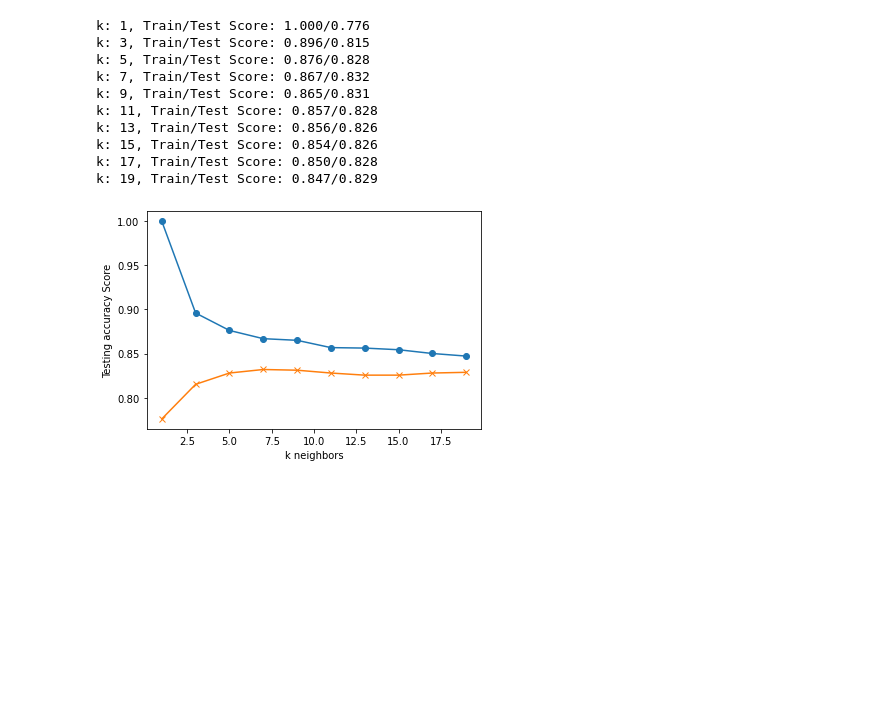
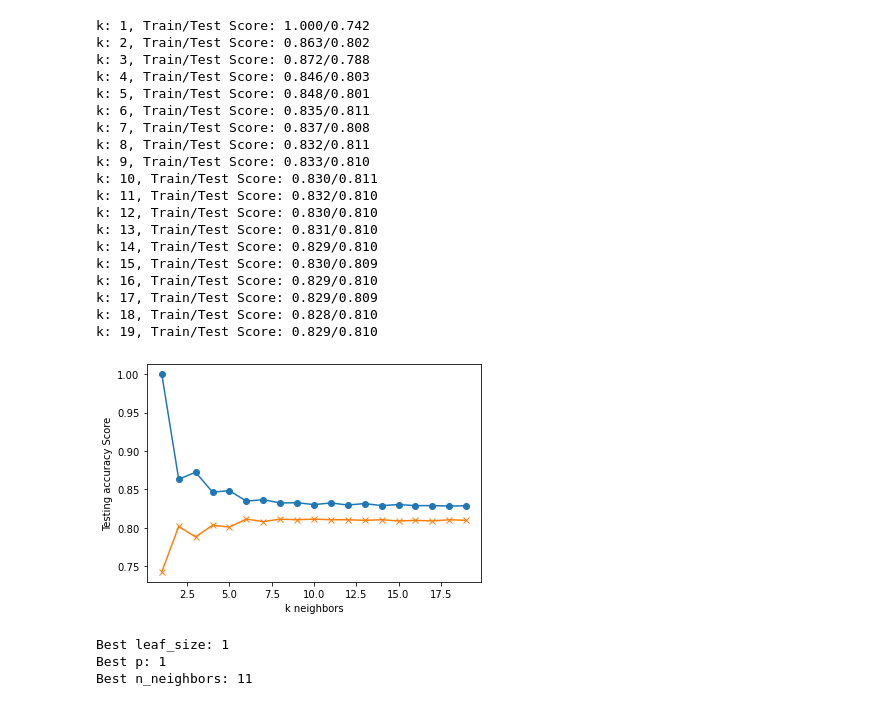
Before and after one commit to rita-s/customer-churn-prediction, a Jupyter notebook: KNN.ipynb, the cells around one changed output. Saved outputs shown, nothing was run; the diff lists cells and outputs as text; code cells hidden in the pictures; blank space fills up the shorter version.

Commit message:
Update KNN.ipynb
Optimised model

```diff
--- a/KNN.ipynb
+++ b/KNN.ipynb
@@ -50,30 +58,62 @@ X.sample(5)
 # %%
+#Elbow Graph
 train_scores = []
 test_scores = []
-for k in range(1, 20, 2):
+for k in range(1, 20, 1):
     knn = KNeighborsClassifier(n_neighbors=k)
     knn.fit(X_train_scaled, y_train)
     train_score = knn.score(X_train_scaled, y_train)
     test_score = knn.score(X_test_scaled, y_test)
     train_scores.append(train_score)
     test_scores.append(test_score)
     print(f"k: {k}, Train/Test Score: {train_score:.3f}/{test_score:.3f}")
 
 
-plt.plot(range(1, 20, 2), train_scores, marker='o')
-plt.plot(range(1, 20, 2), test_scores, marker="x")
+plt.plot(range(1, 20, 1), train_scores, marker='o')
+plt.plot(range(1, 20, 1), test_scores, marker="x")
 plt.xlabel("k neighbors")
 plt.ylabel("Testing accuracy Score")
 plt.show()
 # %% [output]
-k: 1, Train/Test Score: 1.000/0.776
-k: 3, Train/Test Score: 0.896/0.815
-k: 5, Train/Test Score: 0.876/0.828
-k: 7, Train/Test Score: 0.867/0.832
-k: 9, Train/Test Score: 0.865/0.831
-k: 11, Train/Test Score: 0.857/0.828
-k: 13, Train/Test Score: 0.856/0.826
-k: 15, Train/Test Score: 0.854/0.826
-k: 17, Train/Test Score: 0.850/0.828
-k: 19, Train/Test Score: 0.847/0.829
+k: 1, Train/Test Score: 1.000/0.742
+k: 2, Train/Test Score: 0.863/0.802
+k: 3, Train/Test Score: 0.872/0.788
+k: 4, Train/Test Score: 0.846/0.803
+k: 5, Train/Test Score: 0.848/0.801
+k: 6, Train/Test Score: 0.835/0.811
+k: 7, Train/Test Score: 0.837/0.808
+k: 8, Train/Test Score: 0.832/0.811
+k: 9, Train/Test Score: 0.833/0.810
+k: 10, Train/Test Score: 0.830/0.811
+k: 11, Train/Test Score: 0.832/0.810
+k: 12, Train/Test Score: 0.830/0.810
+k: 13, Train/Test Score: 0.831/0.810
+k: 14, Train/Test Score: 0.829/0.810
+k: 15, Train/Test Score: 0.830/0.809
+k: 16, Train/Test Score: 0.829/0.810
+k: 17, Train/Test Score: 0.829/0.809
+k: 18, Train/Test Score: 0.828/0.810
+k: 19, Train/Test Score: 0.829/0.810
-[figure, old version]
+[figure, new version]
+# %%
+#Optimisng the model
+leaf_size = list(range(1,50))
+n_neighbors = list(range(1,20))
+p=[1,2]
+
+#Convert to dictionary
+hyperparameters = dict(leaf_size=leaf_size, n_neighbors=n_neighbors, p=p)
+#Create new KNN object
+knn_2 = KNeighborsClassifier()
+#Use GridSearch
+clf = GridSearchCV(knn_2, hyperparameters, scoring='accuracy',cv=10)
+#Fit the model
+best_model = clf.fit(X, y)
+#Print The value of best Hyperparameters
+print('Best leaf_size:', best_model.best_estimator_.get_params()['leaf_size'])
+print('Best p:', best_model.best_estimator_.get_params()['p'])
+print('Best n_neighbors:', best_model.best_estimator_.get_params()['n_neighbors'])
+# %% [output]
+Best leaf_size: 1
+Best p: 1
+Best n_neighbors: 11
```
Also changed, not shown: parts of 6 cells of this notebook.
